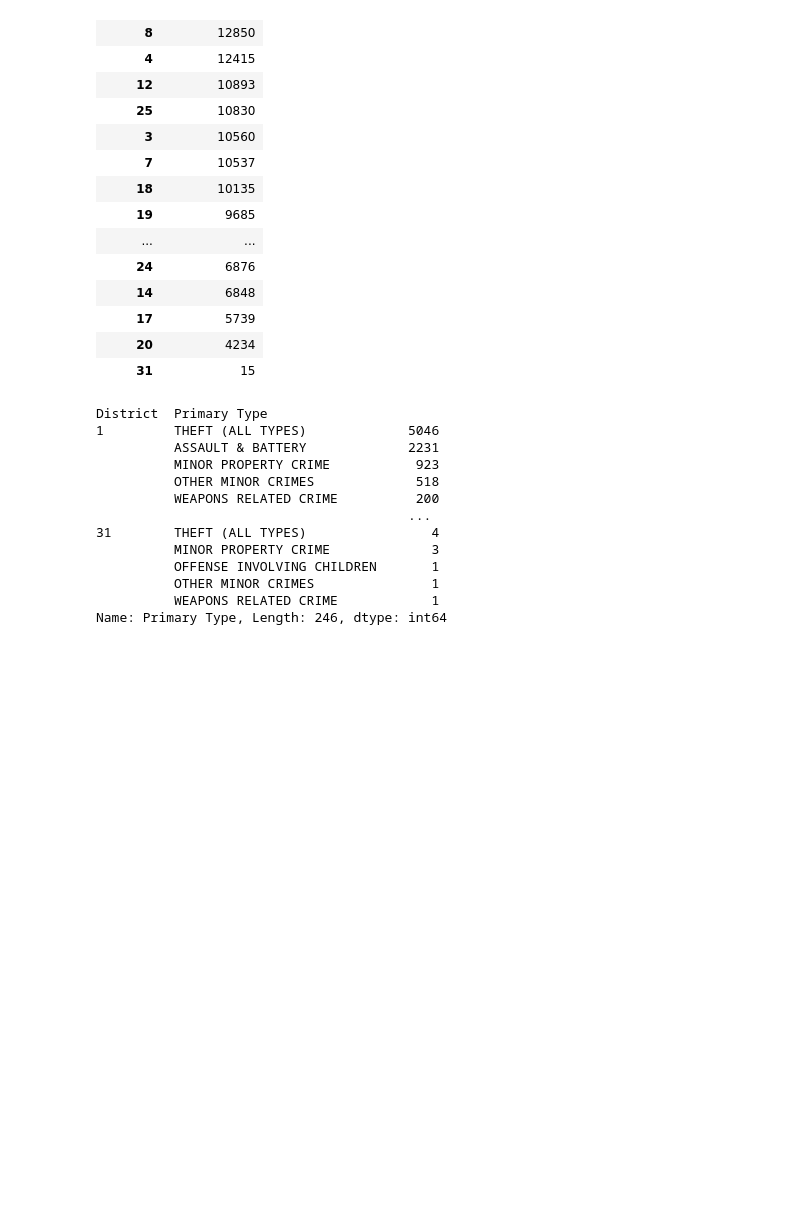
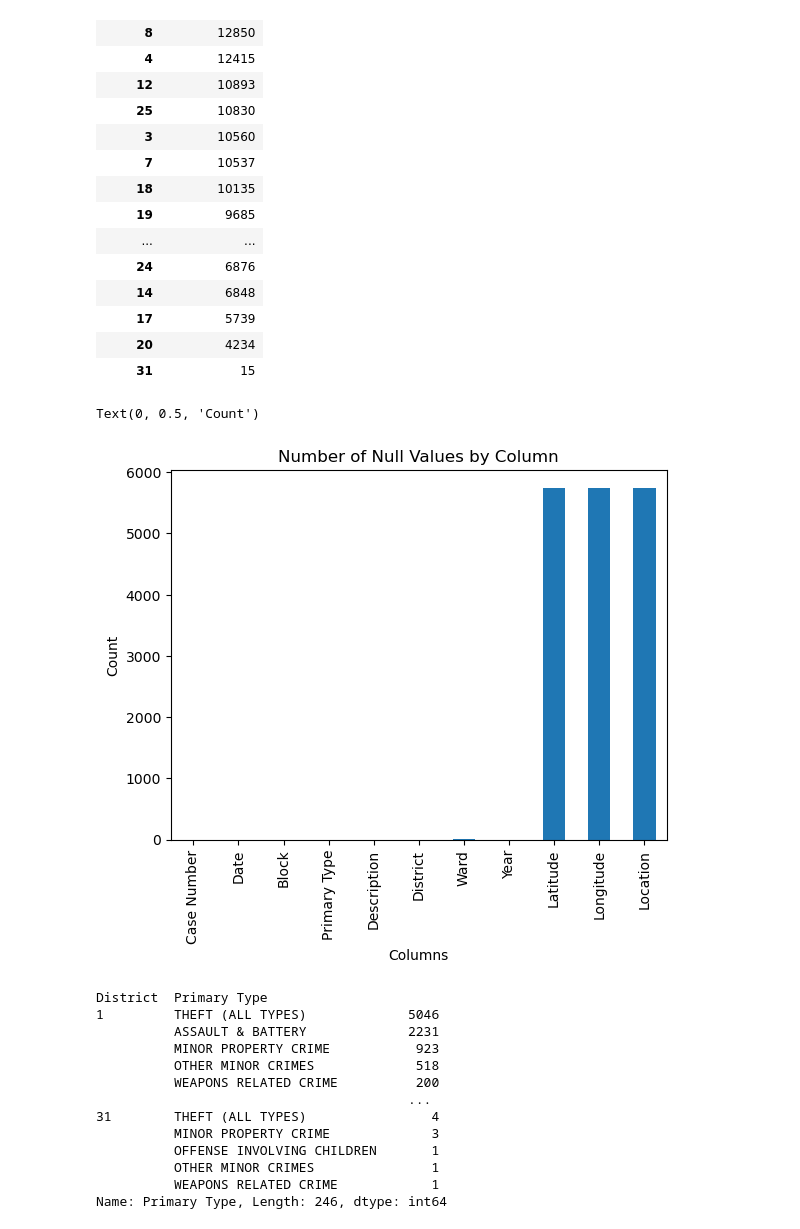
Before and after one commit to jmpealy/project1, a Jupyter notebook: Chicago_Crime_2021.ipynb, the cells around one changed output. Drawn from its saved outputs; the diff is of its cells as text; code cells hidden in the pictures; blank space fills up the shorter version.

```diff
--- a/Chicago_Crime_2021.ipynb
+++ b/Chicago_Crime_2021.ipynb
@@ -202,6 +201,16 @@ district_df
 | 17 | 5739 |
 | 20 | 4234 |
 | 31 | 15 |
+# %%
+# Create a bar chart to see the null values
+null_count = crime_cleaned_df.isnull().sum()
+null_count.plot(kind = "bar")
+plt.title("Number of Null Values by Column")
+plt.xlabel("Columns")
+plt.ylabel("Count")
+# %% [output]
+Text(0, 0.5, 'Count')
+[figure, added]
 # %%
 # Look at which crimes were most prevalent by district
 grouped_district_df = crime_cleaned_df.groupby(["District"])["Primary Type"].value_counts()
```
Also changed, not shown: parts of 3 cells of this notebook.
